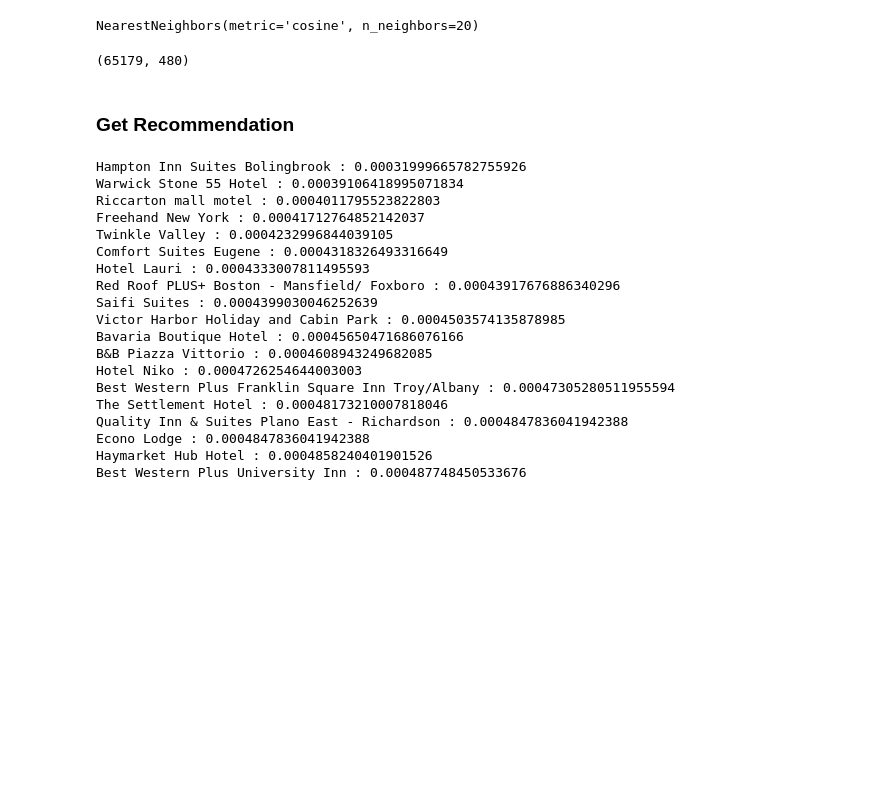
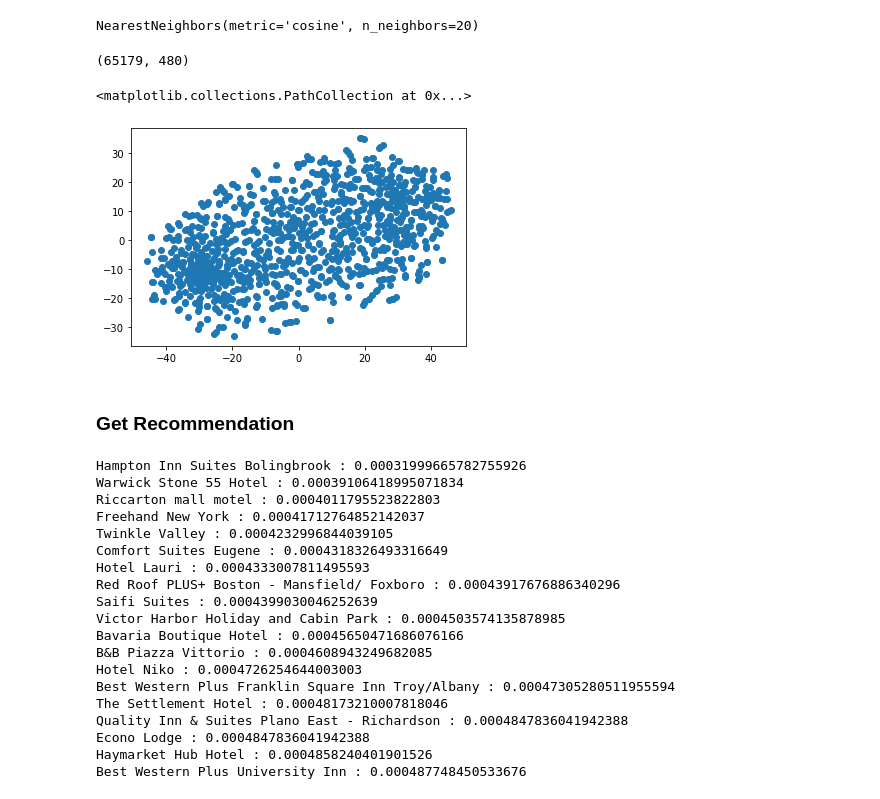
Before and after one commit to Ammar0ah/Itinerary-planning-system, a Jupyter notebook: Recommendation System.ipynb, the cells around one changed output. Saved outputs shown, nothing was run; the diff lists cells and outputs as text; code cells hidden in the pictures; blank space fills up the shorter version.

Commit message:
plot indecies

```diff
--- a/Recommendation System.ipynb
+++ b/Recommendation System.ipynb
@@ -186,6 +187,13 @@ distances,indecies = knn.kneighbors(features_df)
 features_df.shape
 # %% [output]
 (65179, 480)
+# %%
+tsne = TSNE(n_components=2).fit_transform(indecies[:1000])
+# %%
+plt.scatter(tsne[:,0],tsne[:,1])
+# %% [output]
+<matplotlib.collections.PathCollection at 0x...>
+[figure, added]
 # %% [markdown]
 ### Get Recommendation
 # %%
```
Also changed, not shown: parts of 9 cells of this notebook.
